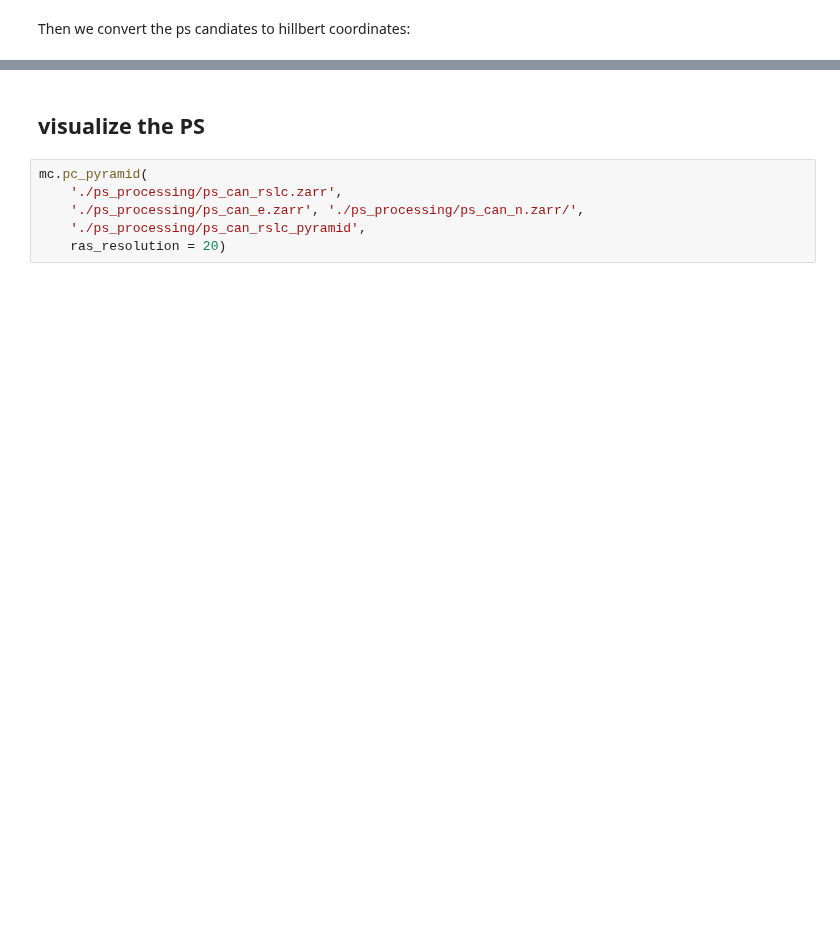
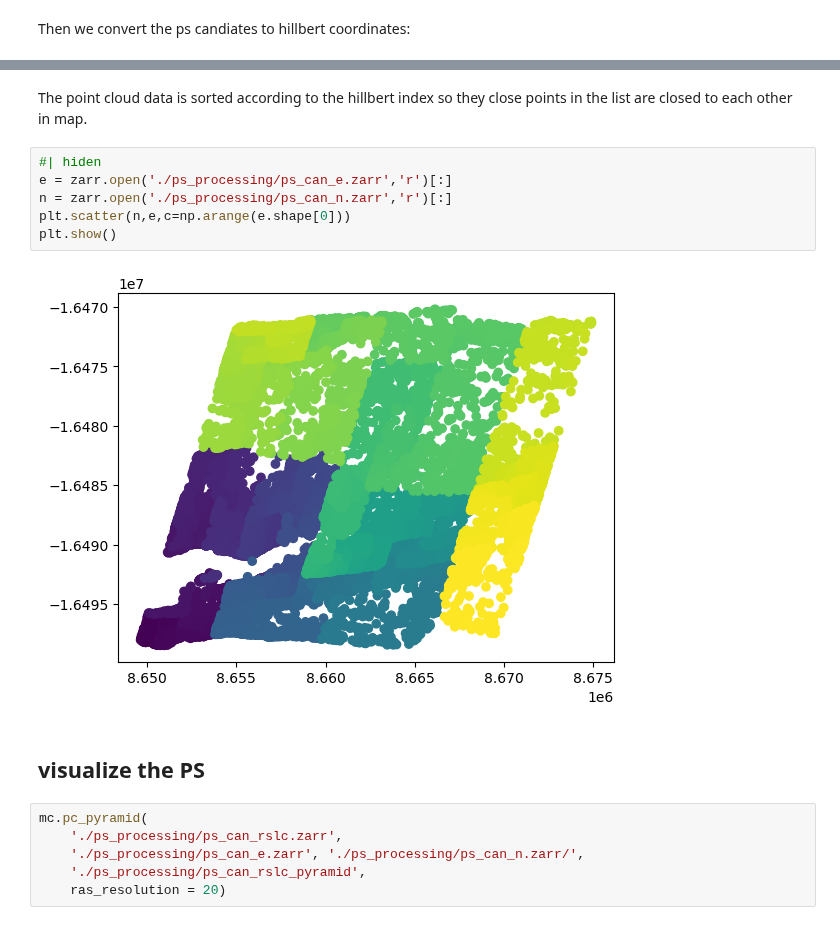
Before and after one commit to kanglcn/moraine, a Jupyter notebook: nbs/Tutorials/CLI/ps_processing.ipynb, the cells around one changed output, grey strips where cells are left out. Cells and saved outputs as stored; diff of their text form; blank space fills up the shorter version.

```diff
--- a/nbs/Tutorials/CLI/ps_processing.ipynb
+++ b/nbs/Tutorials/CLI/ps_processing.ipynb
@@ -155,3 +135,13 @@ mc.pc_sort('./ps_processing/ps_can_hix.zarr','./ps_processing/hix/ps_can_hix.zar
+# %% [markdown]
+The point cloud data is sorted according to the hillbert index so they close points in the list are closed to each other in map.
+# %%
+#| hiden
+e = zarr.open('./ps_processing/ps_can_e.zarr','r')[:]
+n = zarr.open('./ps_processing/ps_can_n.zarr','r')[:]
+plt.scatter(n,e,c=np.arange(e.shape[0]))
+plt.show()
+# %% [output]
+[figure, added]
 # %% [markdown]
 ## visualize the PS
 # %%
```
Also changed, not shown: parts of 8 cells of this notebook, 7 other files.
